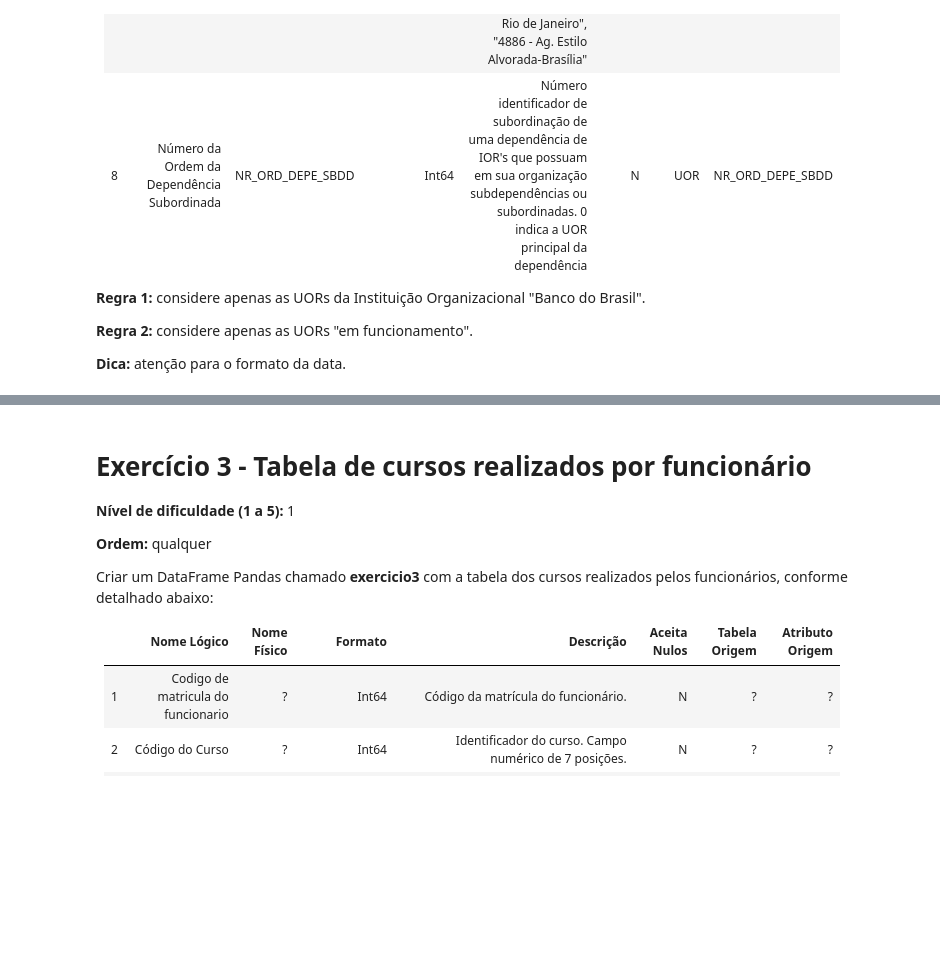
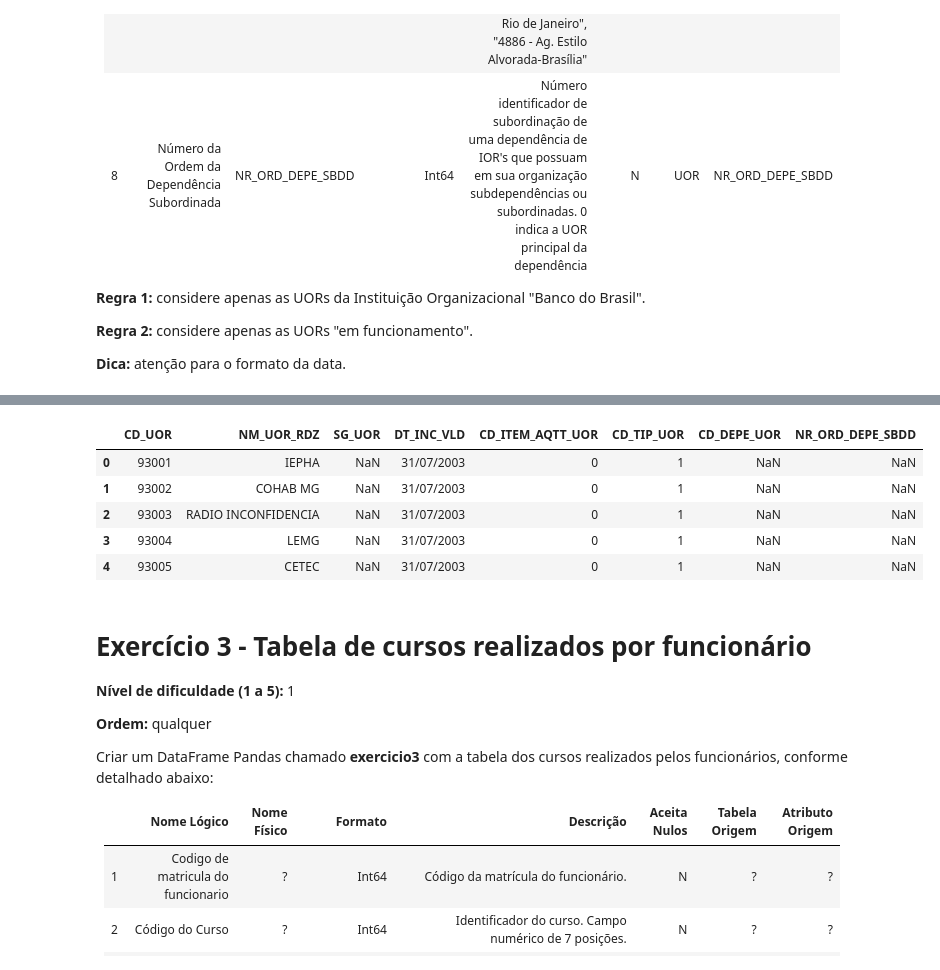
Before and after one commit to fabioobm/desafio_engenharia, a Jupyter notebook: F3157395_engenharia.ipynb, the cells around one changed output, grey strips where cells are left out. Drawn from its saved outputs; the diff is of its cells as text; code cells hidden in the pictures; blank space fills up the shorter version.

```diff
--- a/F3157395_engenharia.ipynb
+++ b/F3157395_engenharia.ipynb
@@ -421,7 +421,7 @@ def ler_arquivos_zip(arquivo_zip):
         # os.remove(arquivo_csv)  # Descomente se quiser remover os arquivos CSV extraídos
         return df
 
-caminho_pasta = "https://github.com/fabioobm/desafio_engenharia/raw/main/bases/UOR/"  # Substitua pelo caminho correto
+caminho_pasta = "/content/bases/UOR/"  # Substitua pelo caminho correto
 arquivos_zip = glob.glob(os.path.join(caminho_pasta, "*.zip"))
 
 dataframes = []
@@ -437,0 +462,8 @@ AttributeError: 'list' object has no attribute 'head'
+# %%
+df22 = df_final.copy()
+# %%
+import pandas as pd
+
+# Assumindo que você já tem um DataFrame chamado 'df'
+colunas_selecionadas = ['CD_UOR', 'NM_UOR_RDZ', 'SG_UOR', 'DT_INC_VLD', 'CD_ITEM_AQTT_UOR', 'CD_TIP_UOR', 'CD_DEPE_UOR', 'NR_ORD_DEPE_SBDD']
+df22 = df22[colunas_selecionadas]
@@ -438,3 +488,12 @@ AttributeError: 'list' object has no attribute 'head'
+# %%
+df22.head()
+# %% [output]
+|  | CD_UOR | NM_UOR_RDZ | SG_UOR | DT_INC_VLD | CD_ITEM_AQTT_UOR | CD_TIP_UOR | CD_DEPE_UOR | NR_ORD_DEPE_SBDD |
+| 0 | 93001 | IEPHA | NaN | 31/07/2003 | 0 | 1 | NaN | NaN |
+| 1 | 93002 | COHAB MG | NaN | 31/07/2003 | 0 | 1 | NaN | NaN |
+| 2 | 93003 | RADIO INCONFIDENCIA | NaN | 31/07/2003 | 0 | 1 | NaN | NaN |
+| 3 | 93004 | LEMG | NaN | 31/07/2003 | 0 | 1 | NaN | NaN |
+| 4 | 93005 | CETEC | NaN | 31/07/2003 | 0 | 1 | NaN | NaN |
 # %% [markdown]
 # Exercício 3 - Tabela de cursos realizados por funcionário
 
```
Also changed, not shown: parts of 4 cells of this notebook.
